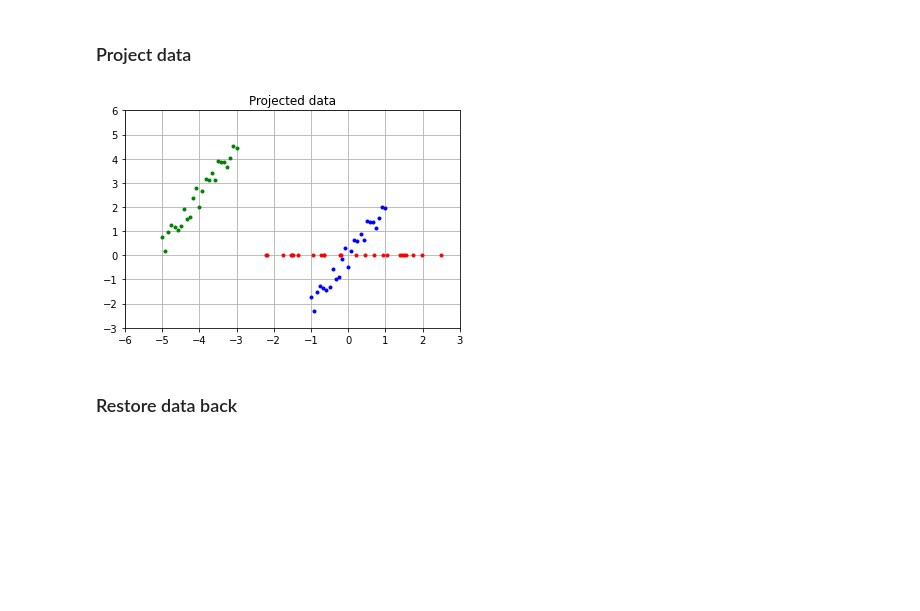
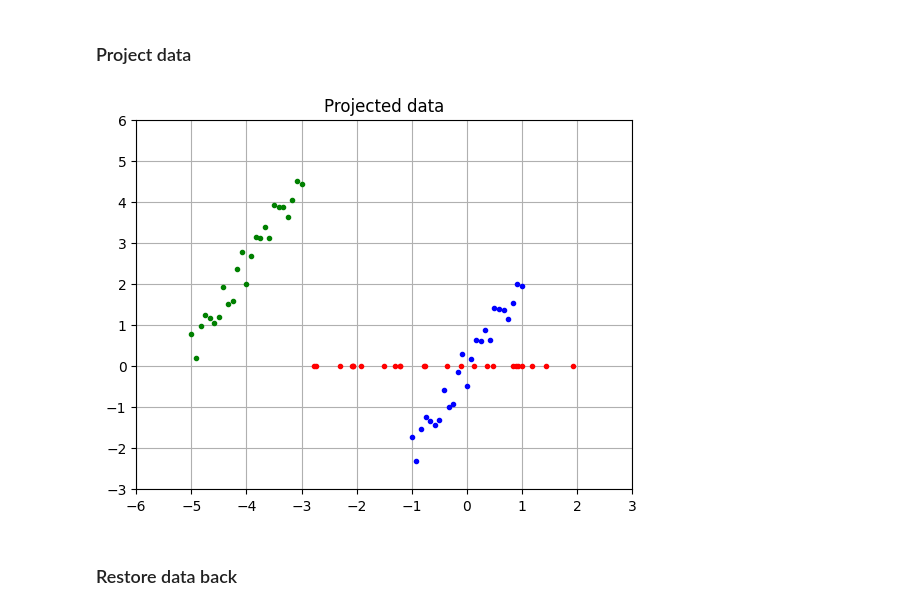
Before and after one commit to DyllasDek/IML_labs, a Jupyter notebook: Lab5/Lab5-self-practice.ipynb, the cells around one changed output. Saved outputs shown, nothing was run; the diff lists cells and outputs as text; code cells hidden in the pictures; blank space fills up the shorter version.

```diff
--- a/Lab5/Lab5-self-practice.ipynb
+++ b/Lab5/Lab5-self-practice.ipynb
@@ -33,9 +33,8 @@ plt.grid('True')
 # center data by subtracting mean value from each feature
 # pay attention to mean_vector <-- we need it later for restoring our data
 # write 2 lines below
-mean_vector = [data.mean(),data.mean()]
-print(mean_vector)
-data_centered = np.subtract(data,data.mean()) # your code here
+mean_vector = data.mean(axis=0)
+data_centered = data - mean_vector
 
 plt.title("Centered data")
 plt.plot(data[:,0], data[:,1], '.', color="green")
@@ -50,13 +48,13 @@ plt.grid('True')
 # %%
 # calculate covariance matrix for our centered data
 
-cov_mat = np.cov(data,data_centered)
+cov_mat = np.cov(data_centered, rowvar=False)
 print('Covariance matrix:\n', cov_mat)
 
 # Cov(x, y) = (1 / (n - 1)) * Sum_i(x_i * y_i)
 # also, to make sure you understand how to calculate covariance, calculate and print cov(X,Y)
 # check that it is the same as in the covariance matrix
-cov_xy = np.sum(data_centered[:, 0] * data_centered[:, 1] / (N-1))
+cov_xy = np.array([[data_centered[:, i] * data_centered[:, j] for j in range(2)] for i in range(2)]).sum(axis=2)/ (data.shape[0]-1)
 print('cov(X,Y):', cov_xy)
 # %% [output]
 Covariance matrix:
@@ -78,7 +66,7 @@ cov(X,Y): -10.236469890780544
 ### Eigenvectors and eigenvalues
 # %%
 # compute eigenvectors and eigenvalues, print them
-eig_values, eig_vectors = None # your code here
+eig_values, eig_vectors = np.linalg.eig(cov_mat) # your code here
 print('eig_values:', eig_values)
 print('eig_vectors:\n', eig_vectors)
 
@@ -86,7 +74,7 @@ print('eig_vectors:\n', eig_vectors)
 # are they already in the needed order?
 # if not, order eigenvectors and eigenvalues by eigenvalues, descending
 
-idxs = None # your code here
+idxs = [1,0] # your code here
 eig_values = eig_values[idxs]
 eig_vectors = eig_vectors[:, idxs]
 
@@ -94,6 +82,6 @@ print('\nsorteed eig_values:', eig_values)
 print('sorted eig_vectors:\n', eig_vectors)
 
 # estimate variance retained by each principal component
-retained_var = None # your code here
+retained_var = eig_values/eig_values.sum() # your code here
 print('\nretained variance:',   retained_var)
 # %% [output]
@@ -103,16 +101,16 @@ TypeError: cannot unpack non-iterable NoneType object
 # %%
 # project data to the first principal component
 first_pc = eig_vectors[:, :1]
-projected_data = None # your code here
+projected_data = data.dot(first_pc) # your code here
 
 plt.title("Projected data")
 plt.plot(data[:,0], data[:,1], '.', color="green")
 plt.plot(data_centered[:,0], data_centered[:,1], '.', color="blue")
 plt.plot(projected_data, np.zeros(len(projected_data)), '.', color="red")
 plt.axis([-6, 3, -3, 6])
 plt.grid('True')
 # %% [output]
-[figure, old version]
+[figure, new version]
 # %% [markdown]
 ### Restore data back ###
 # %%
```
Also changed, not shown: parts of 4 cells of this notebook.
